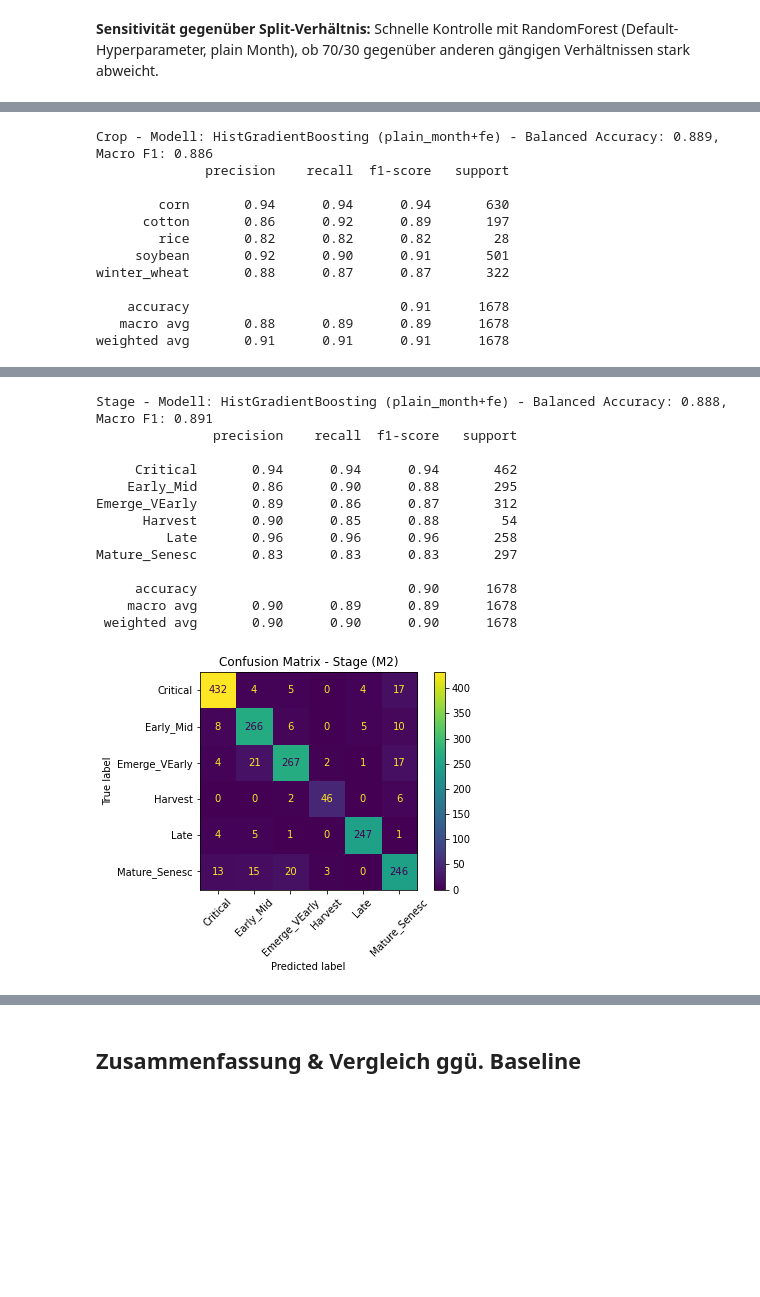
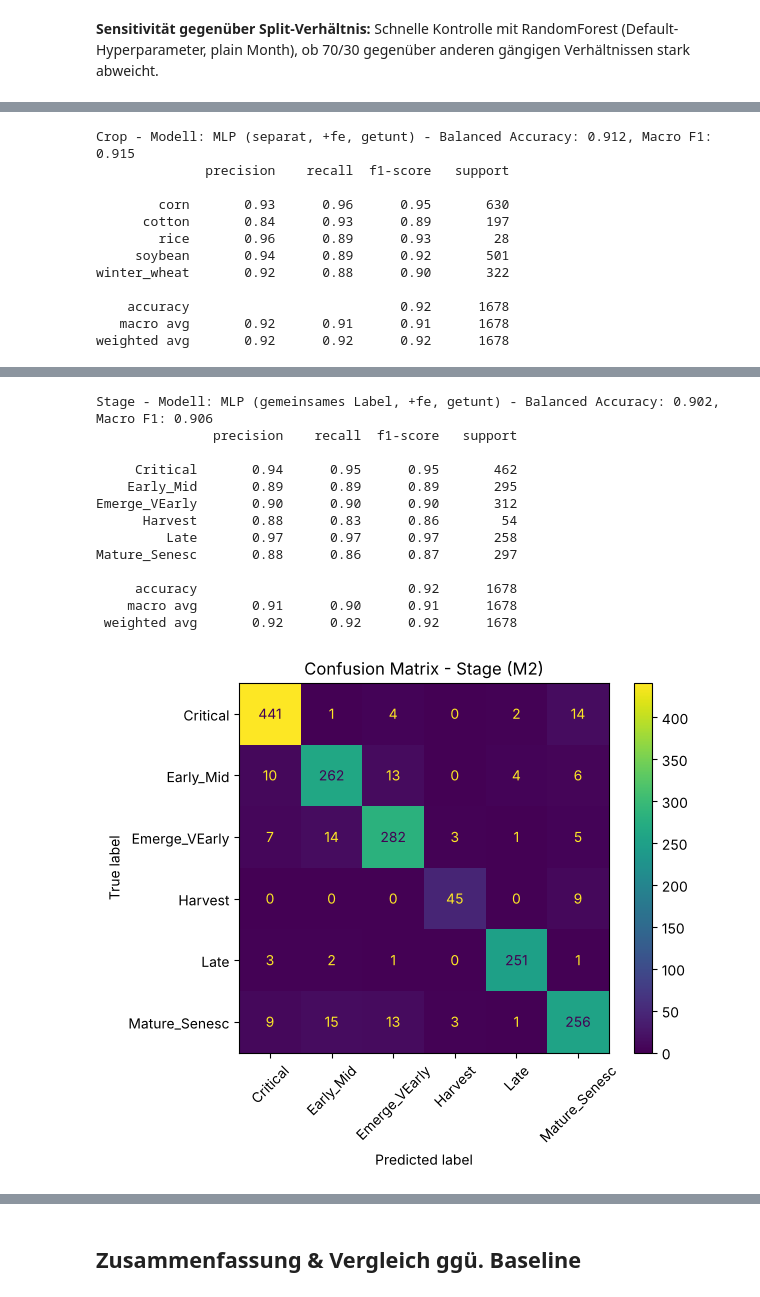
Before and after one commit to PavithV/LandwirtschaftsProjekt, a Jupyter notebook: milestone2_model.ipynb, the cells around one changed output, grey strips where cells are left out. Drawn from its saved outputs; the diff is of its cells as text; code cells hidden in the pictures; blank space fills up the shorter version.

```diff
--- a/milestone2_model.ipynb
+++ b/milestone2_model.ipynb
@@ -230,5 +230,9 @@ for model_name, factory in model_factories.items():
             print(model_name, feat_name, target_name, f"cv_bacc={cv_rows[-1]['cv_balanced_accuracy_mean']:.3f}", flush=True)
 
 cv_results = pd.DataFrame(cv_rows).sort_values(['target', 'cv_balanced_accuracy_mean'], ascending=[True, False])
+
+def cv_score(model, target, feature_set='plain_month+fe'):
+    return cv_results.query("model == @model and feature_set == @feature_set and target == @target")['cv_balanced_accuracy_mean'].item()
+
 cv_results.round(3)
 # %% [output]
@@ -316,0 +367,10 @@ Stage -> HistGradientBoosting plain_month+fe {'clf__max_iter': 300, 'clf__max_de
+# %%
+best_per_target = {}
+for target_name in ['Crop', 'Stage']:
+    candidates = [(info['cv'][target_name], model_name, strat) for (model_name, strat), info in tuned.items()
+                  if target_name in info['cv']]
+    score, model_name, strat = max(candidates)
+    best_per_target[target_name] = {'model_name': model_name, 'joint': strat == 'Joint', 'cv_best_score': score,
+                                    'best_estimator': tuned[(model_name, strat)]['estimator'],
+                                    'label': f"{model_name} ({'gemeinsames Label' if strat == 'Joint' else 'separat'}, +fe, getunt)"}
+    print(f"{target_name}: {best_per_target[target_name]['label']}  CV balanced_accuracy={score:.3f}")
@@ -321,30 +384,33 @@ Die getunten besten Modelle (bereits auf dem vollen Trainingssplit refittet durc
 # %%
+def predict_target(estimator, joint, target_name, X):
+    pred = estimator.predict(X)
+    return split_joint(pred)[0 if target_name == 'Crop' else 1] if joint else pred
+
 for target_name, y_test_sel in [('Crop', y_crop_test), ('Stage', y_stage_test)]:
     info = best_per_target[target_name]
-    X_test_sel = feature_sets[info['feat_name']]['test']
-    pred = info['best_estimator'].predict(X_test_sel)
+    pred = predict_target(info['best_estimator'], info['joint'], target_name, X_fe_test)
 
     bacc = balanced_accuracy_score(y_test_sel, pred)
     f1 = f1_score(y_test_sel, pred, average='macro')
     info['test_bacc'] = bacc
     info['test_f1'] = f1
 
-    print(f"{target_name} - Modell: {info['model_name']} ({info['feat_name']}) - Balanced Accuracy: {bacc:.3f}, Macro F1: {f1:.3f}")
+    print(f"{target_name} - Modell: {info['label']} - Balanced Accuracy: {bacc:.3f}, Macro F1: {f1:.3f}")
     print(classification_report(y_test_sel, pred))
 
     ConfusionMatrixDisplay.from_predictions(y_test_sel, pred, xticks_rotation=45)
     plt.title(f'Confusion Matrix - {target_name} (M2)')
     plt.show()
 # %% [output]
-Crop - Modell: HistGradientBoosting (plain_month+fe) - Balanced Accuracy: 0.889, Macro F1: 0.886
+Crop - Modell: MLP (separat, +fe, getunt) - Balanced Accuracy: 0.912, Macro F1: 0.915
               precision    recall  f1-score   support
 
-        corn       0.94      0.94      0.94       630
-      cotton       0.86      0.92      0.89       197
-        rice       0.82      0.82      0.82        28
-     soybean       0.92      0.90      0.91       501
-winter_wheat       0.88      0.87      0.87       322
+        corn       0.93      0.96      0.95       630
+      cotton       0.84      0.93      0.89       197
+        rice       0.96      0.89      0.93        28
+     soybean       0.94      0.89      0.92       501
+winter_wheat       0.92      0.88      0.90       322
 
-    accuracy                           0.91      1678
-   macro avg       0.88      0.89      0.89      1678
-weighted avg       0.91      0.91      0.91      1678
+    accuracy                           0.92      1678
+   macro avg       0.92      0.91      0.91      1678
+weighted avg       0.92      0.92      0.92      1678
@@ -352,15 +418,15 @@ weighted avg       0.91      0.91      0.91      1678
-Stage - Modell: HistGradientBoosting (plain_month+fe) - Balanced Accuracy: 0.888, Macro F1: 0.891
+Stage - Modell: MLP (gemeinsames Label, +fe, getunt) - Balanced Accuracy: 0.902, Macro F1: 0.906
                precision    recall  f1-score   support
 
-     Critical       0.94      0.94      0.94       462
-    Early_Mid       0.86      0.90      0.88       295
-Emerge_VEarly       0.89      0.86      0.87       312
-      Harvest       0.90      0.85      0.88        54
-         Late       0.96      0.96      0.96       258
-Mature_Senesc       0.83      0.83      0.83       297
+     Critical       0.94      0.95      0.95       462
+    Early_Mid       0.89      0.89      0.89       295
+Emerge_VEarly       0.90      0.90      0.90       312
+      Harvest       0.88      0.83      0.86        54
+         Late       0.97      0.97      0.97       258
+Mature_Senesc       0.88      0.86      0.87       297
 
-     accuracy                           0.90      1678
-    macro avg       0.90      0.89      0.89      1678
- weighted avg       0.90      0.90      0.90      1678
+     accuracy                           0.92      1678
+    macro avg       0.91      0.90      0.91      1678
+ weighted avg       0.92      0.92      0.92      1678
-[figure, old version]
+[figure, new version]
 # %% [markdown]
```
Also changed, not shown: parts of 16 cells of this notebook, 2 other files.
